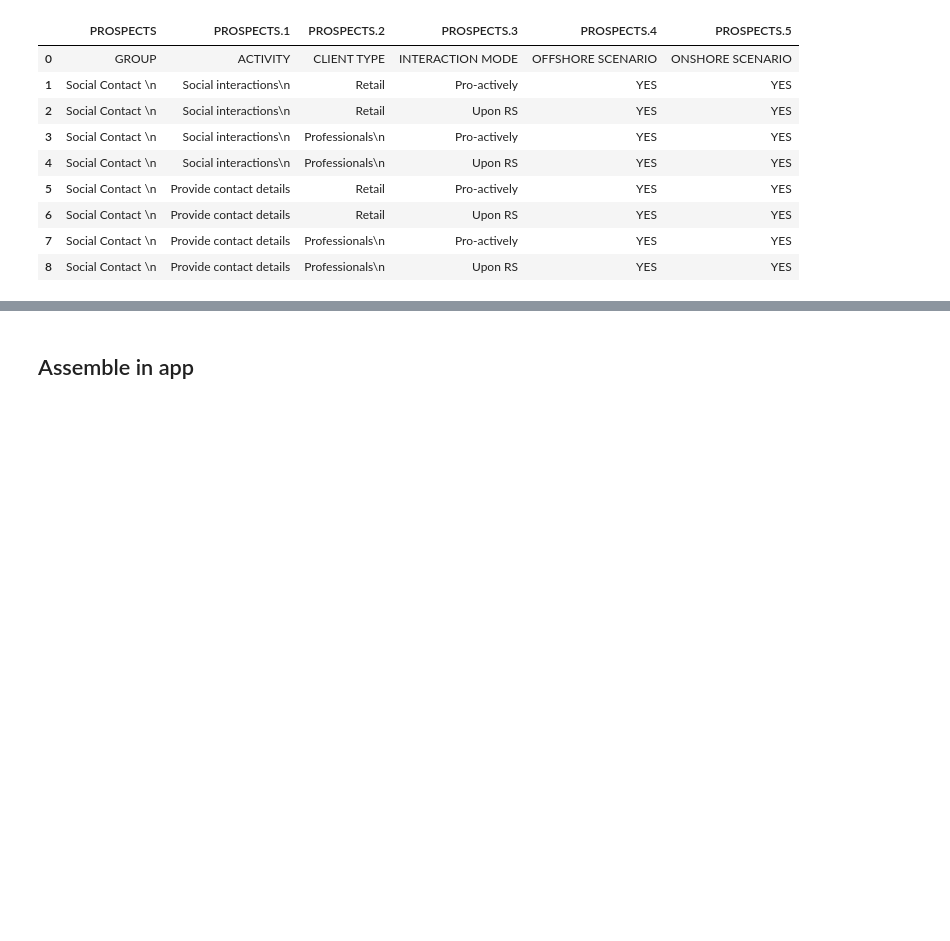
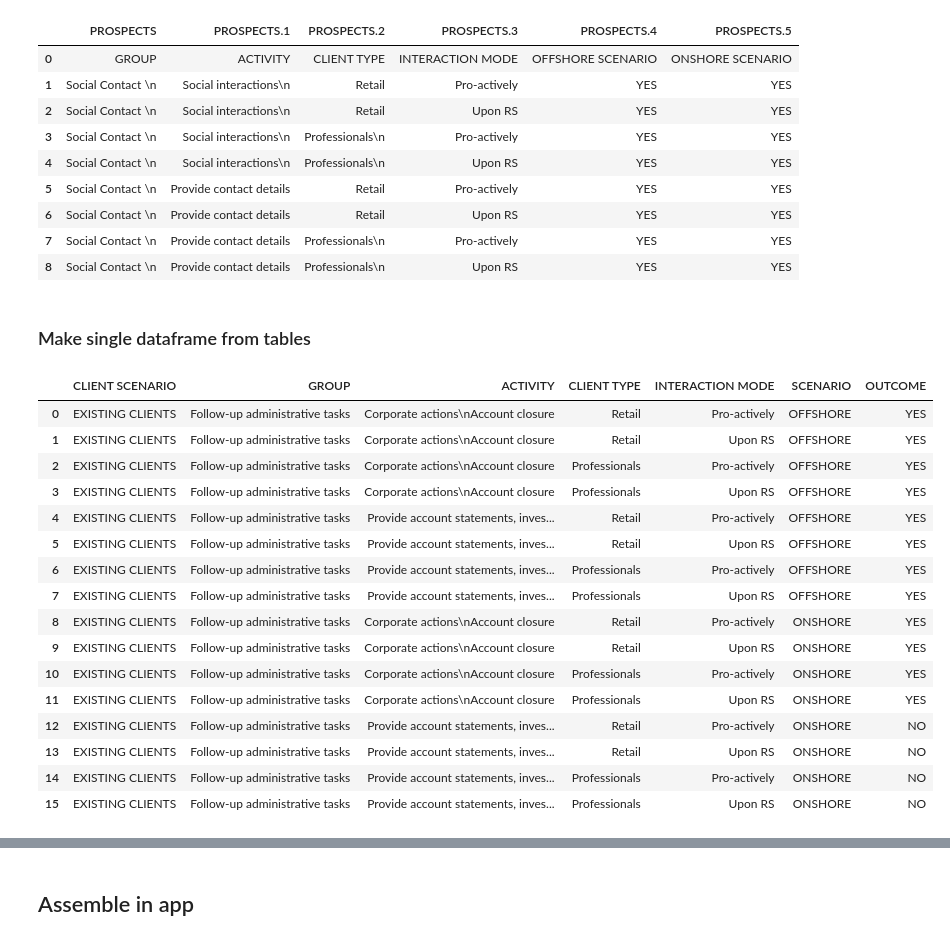
Before and after one commit to milanjelisavcic/totalconverter, a Jupyter notebook: notebooks/sandbox.ipynb, the cells around one changed output, grey strips where cells are left out. Cells and saved outputs as stored; diff of their text form; code cells hidden in the pictures; blank space fills up the shorter version.

Commit message:
update sandbox (improve docx to dataframe)

```diff
--- a/notebooks/sandbox.ipynb
+++ b/notebooks/sandbox.ipynb
@@ -108,3 +84,5 @@ dfs[1]
 | 6 | Social Contact \n | Provide contact details | Retail | Upon RS | YES | YES |
 | 7 | Social Contact \n | Provide contact details | Professionals\n | Pro-actively | YES | YES |
 | 8 | Social Contact \n | Provide contact details | Professionals\n | Upon RS | YES | YES |
+# %% [markdown]
+### Make single dataframe from tables
@@ -110,0 +161,23 @@ dfs[1]
+# %%
+doc = Document(r"../res/test-swiss.docx")
+
+tab1 = table_to_df(doc.tables[-1])
+tab1
+# %% [output]
+|  | CLIENT SCENARIO | GROUP | ACTIVITY | CLIENT TYPE | INTERACTION MODE | SCENARIO | OUTCOME |
+| 0 | EXISTING CLIENTS | Follow-up administrative tasks | Corporate actions\nAccount closure | Retail | Pro-actively | OFFSHORE | YES |
+| 1 | EXISTING CLIENTS | Follow-up administrative tasks | Corporate actions\nAccount closure | Retail | Upon RS | OFFSHORE | YES |
+| 2 | EXISTING CLIENTS | Follow-up administrative tasks | Corporate actions\nAccount closure | Professionals | Pro-actively | OFFSHORE | YES |
+| 3 | EXISTING CLIENTS | Follow-up administrative tasks | Corporate actions\nAccount closure | Professionals | Upon RS | OFFSHORE | YES |
+| 4 | EXISTING CLIENTS | Follow-up administrative tasks | Provide account statements, inves... | Retail | Pro-actively | OFFSHORE | YES |
+| 5 | EXISTING CLIENTS | Follow-up administrative tasks | Provide account statements, inves... | Retail | Upon RS | OFFSHORE | YES |
+| 6 | EXISTING CLIENTS | Follow-up administrative tasks | Provide account statements, inves... | Professionals | Pro-actively | OFFSHORE | YES |
+| 7 | EXISTING CLIENTS | Follow-up administrative tasks | Provide account statements, inves... | Professionals | Upon RS | OFFSHORE | YES |
+| 8 | EXISTING CLIENTS | Follow-up administrative tasks | Corporate actions\nAccount closure | Retail | Pro-actively | ONSHORE | YES |
+| 9 | EXISTING CLIENTS | Follow-up administrative tasks | Corporate actions\nAccount closure | Retail | Upon RS | ONSHORE | YES |
+| 10 | EXISTING CLIENTS | Follow-up administrative tasks | Corporate actions\nAccount closure | Professionals | Pro-actively | ONSHORE | YES |
+| 11 | EXISTING CLIENTS | Follow-up administrative tasks | Corporate actions\nAccount closure | Professionals | Upon RS | ONSHORE | YES |
+| 12 | EXISTING CLIENTS | Follow-up administrative tasks | Provide account statements, inves... | Retail | Pro-actively | ONSHORE | NO |
+| 13 | EXISTING CLIENTS | Follow-up administrative tasks | Provide account statements, inves... | Retail | Upon RS | ONSHORE | NO |
+| 14 | EXISTING CLIENTS | Follow-up administrative tasks | Provide account statements, inves... | Professionals | Pro-actively | ONSHORE | NO |
+| 15 | EXISTING CLIENTS | Follow-up administrative tasks | Provide account statements, inves... | Professionals | Upon RS | ONSHORE | NO |
```
Also changed, not shown: parts of 7 cells of this notebook.
